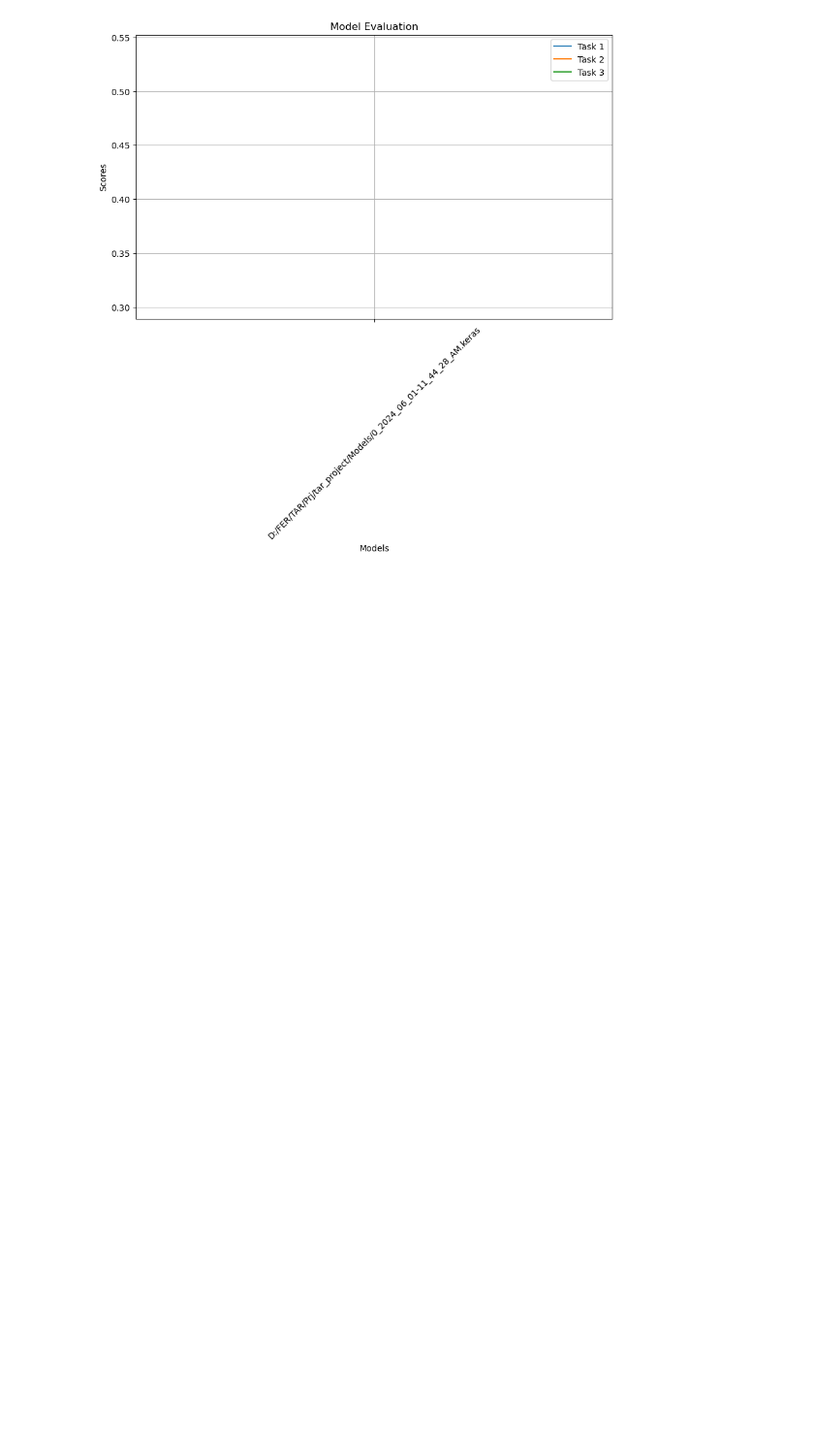
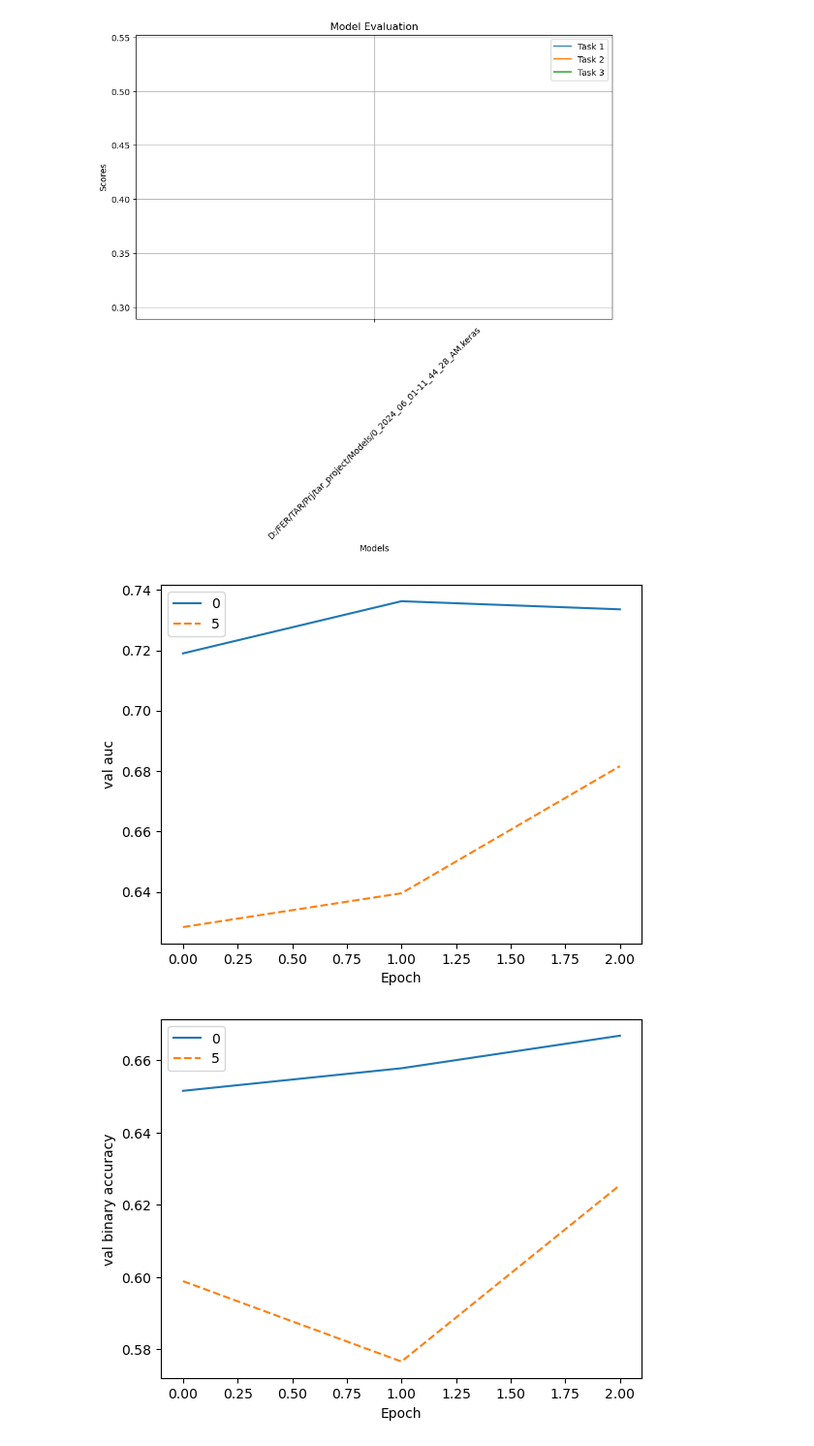
Before and after one commit to tlazor/gerb_project, a Jupyter notebook: validationCode.ipynb, the cells around one changed output. Shown at 97% size. Saved outputs shown, nothing was run; the diff lists cells and outputs as text; code cells hidden in the pictures; blank space fills up the shorter version.

Commit message:
Added scripts for plotting and smth else

```diff
--- a/validationCode.ipynb
+++ b/validationCode.ipynb
@@ -447,3 +447,56 @@ plt.show()
 [figure]
 # %%
 task3_result = evaluator.compute_score_multiple_predictions(truth, dict_of_jsons_result, 'paragraph-authors', labels=[1, 2, 3, 4])
+# %%
+import pandas as pd
+from pathlib import Path
+import matplotlib.pyplot as plt
+import re
+from natsort import natsorted
+
+# Directory where the logs are stored
+model_dir = Path("./logs")
+log_dfs = []
+
+# Loop through sorted log files
+for log_path in natsorted(model_dir.glob('*.log')):
+    num_regex = "\d*(?=_)"
+
+    # Extracting the number of Fourier features from the filename
+    num_fourier_features = re.search(num_regex, log_path.stem)[0]
+
+    # Reading the log file
+    log_df = pd.read_csv(log_path, sep=',', engine='python')
+    log_df.columns = ["epoch", "auc", "binary_accuracy", "loss", "val_auc", "val_binary_accuracy", "val_loss"]
+    log_df["num_fourier"] = [num_fourier_features] * len(log_df["epoch"])
+    log_dfs.append(log_df)
+
+# Concatenate all DataFrame into one
+df = pd.concat(log_dfs)
+
+# Validation metrics to plot
+val_metrics = ["val_auc", "val_binary_accuracy", "val_loss"]
+
+# Line styles for different Fourier feature counts
+line_styles = ['-', '--', '-.', ':', 'solid', 'dotted']
+
+# Create a plot for each validation metric
+for metric in val_metrics:
+    plt.figure()
+
+    # Group by number of Fourier features and plot each group with different line styles
+    for (num_fourier, group_df), line_style in zip(df.groupby("num_fourier"), line_styles):
+        group_df.plot(x="epoch", y=metric, label=f'{num_fourier}', ax=plt.gca(), linestyle=line_style)
+
+    # Adding labels and title
+    plt.xlabel("Epoch")
+    plt.ylabel(metric.replace('_', ' '))
+
+    # Show the legend
+    plt.legend()
+
+    # Display the plot
+    plt.show()
+# %% [output]
+[figure, added]
+[figure, added]
```
Also changed, not shown: parts of 3 cells of this notebook, 2 other files.
